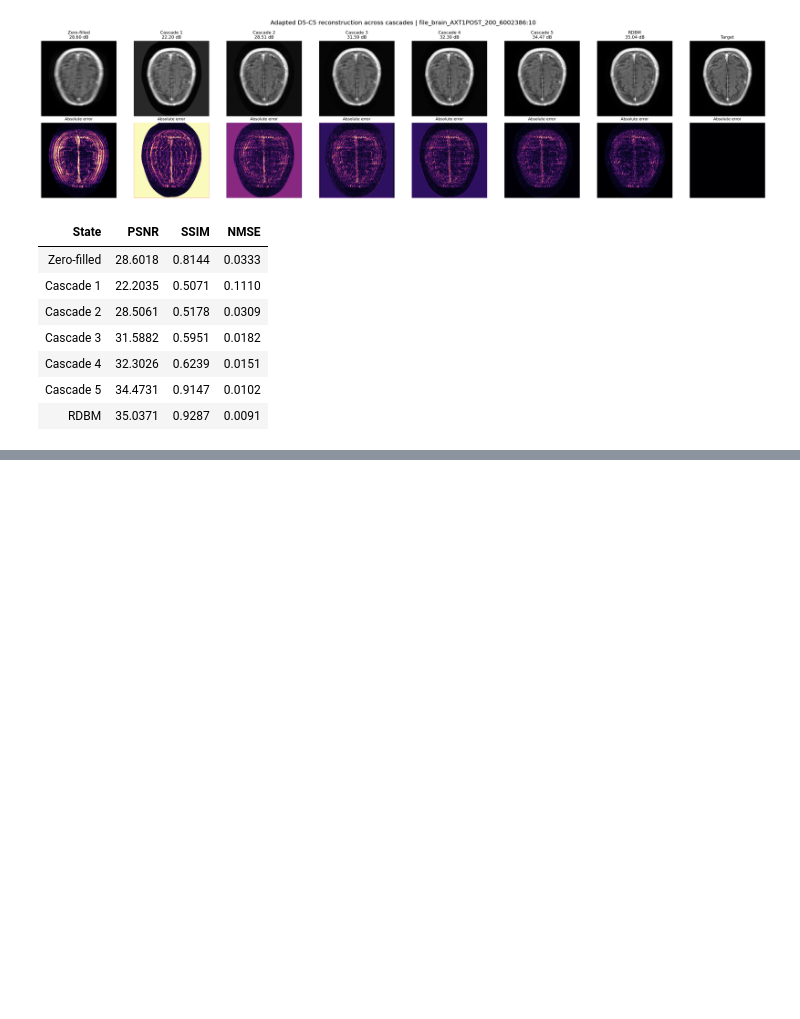
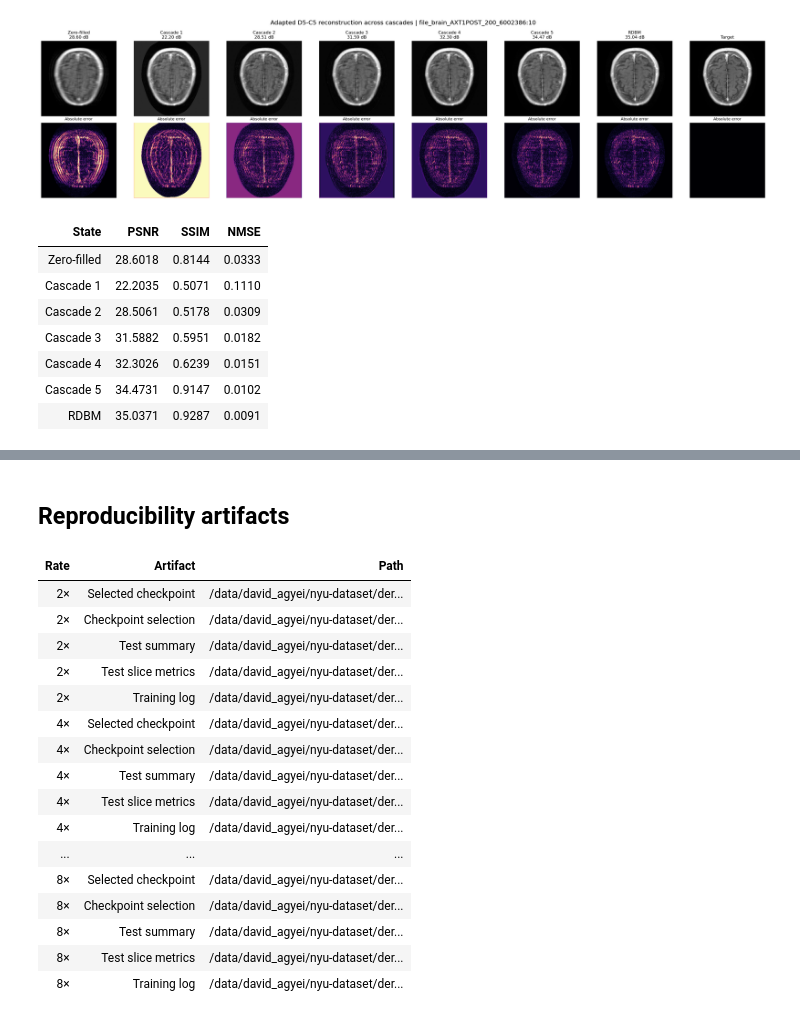
Before and after one commit to daviddagyei/yang-lab, a Jupyter notebook: notebooks/cascade_cnn_results.ipynb, the cells around one changed output, grey strips where cells are left out. Cells and saved outputs as stored; diff of their text form; code cells hidden in the pictures; blank space fills up the shorter version.

```diff
--- a/notebooks/cascade_cnn_results.ipynb
+++ b/notebooks/cascade_cnn_results.ipynb
@@ -159,0 +250,31 @@ Sample: file_brain_AXT1POST_200_6002386:10 (index 42)
+# %% [markdown]
+## Reproducibility artifacts
+# %%
+artifacts = []
+for rate in RATES:
+    artifacts.extend([
+        {'Rate':f'{rate}×','Artifact':'Selected checkpoint','Path':selections[rate]['checkpoint']},
+        {'Rate':f'{rate}×','Artifact':'Checkpoint selection','Path':str(RUNS[rate]/'evaluation/best_validation_checkpoint.json')},
+        {'Rate':f'{rate}×','Artifact':'Test summary','Path':str(test_dirs[rate]/'summary.json')},
+        {'Rate':f'{rate}×','Artifact':'Test slice metrics','Path':str(test_dirs[rate]/'slice_metrics.jsonl')},
+        {'Rate':f'{rate}×','Artifact':'Training log','Path':str(RUNS[rate]/'train.log')},
+    ])
+show_table(artifacts, [('Rate','Rate'),('Artifact','Artifact'),('Path','Path')], precision=0)
+# %% [output]
+| Rate | Artifact | Path |
+| 2× | Selected checkpoint | /data/david_agyei/nyu-dataset/der... |
+| 2× | Checkpoint selection | /data/david_agyei/nyu-dataset/der... |
+| 2× | Test summary | /data/david_agyei/nyu-dataset/der... |
+| 2× | Test slice metrics | /data/david_agyei/nyu-dataset/der... |
+| 2× | Training log | /data/david_agyei/nyu-dataset/der... |
+| 4× | Selected checkpoint | /data/david_agyei/nyu-dataset/der... |
+| 4× | Checkpoint selection | /data/david_agyei/nyu-dataset/der... |
+| 4× | Test summary | /data/david_agyei/nyu-dataset/der... |
+| 4× | Test slice metrics | /data/david_agyei/nyu-dataset/der... |
+| 4× | Training log | /data/david_agyei/nyu-dataset/der... |
+| ... | ... | ... |
+| 8× | Selected checkpoint | /data/david_agyei/nyu-dataset/der... |
+| 8× | Checkpoint selection | /data/david_agyei/nyu-dataset/der... |
+| 8× | Test summary | /data/david_agyei/nyu-dataset/der... |
+| 8× | Test slice metrics | /data/david_agyei/nyu-dataset/der... |
+| 8× | Training log | /data/david_agyei/nyu-dataset/der... |
```
Also changed, not shown: parts of 11 cells of this notebook, 44 other files.
